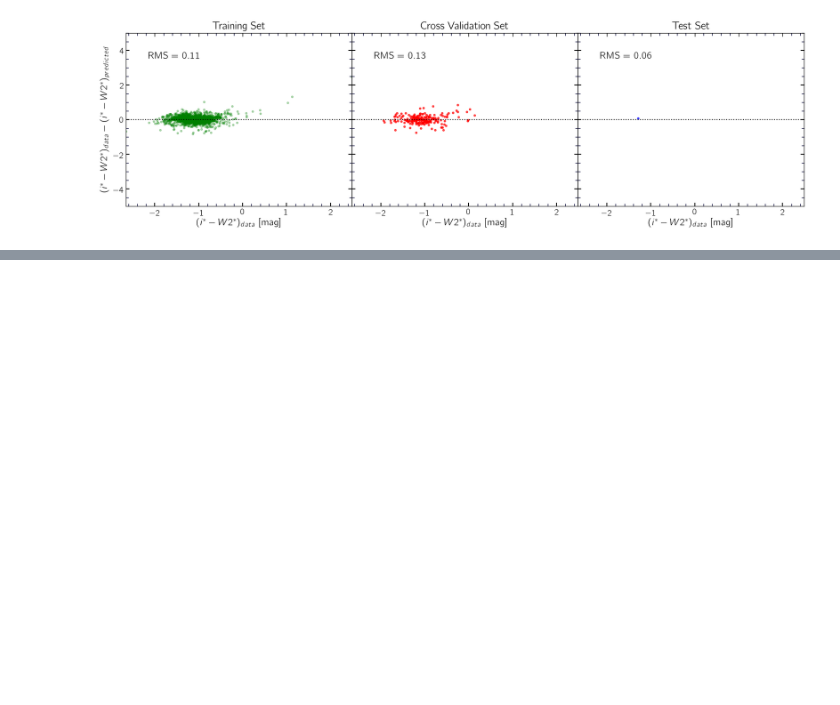
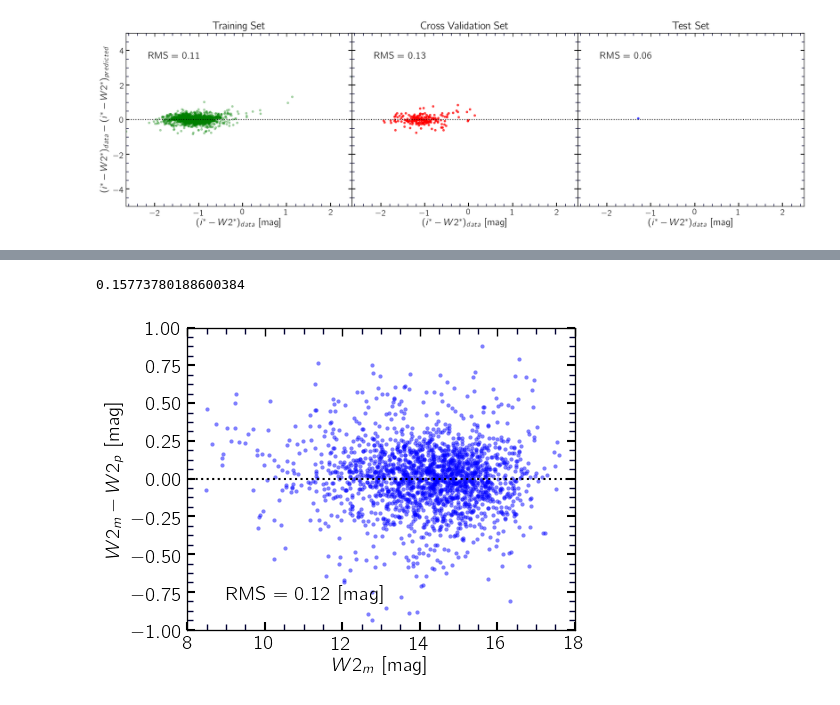
Before and after one commit to ekourkchi/TFcalibrators, a Jupyter notebook: Untitled-Copy1.ipynb, the cells around one changed output, grey strips where cells are left out. Cells and saved outputs as stored; diff of their text form; code cells hidden in the pictures; blank space fills up the shorter version.

```diff
--- a/Untitled-Copy1.ipynb
+++ b/Untitled-Copy1.ipynb
@@ -428,19 +465,24 @@ w2p_lst0 = np.asarray(w2p_lst0)
 # %%
 fig = py.figure(figsize=(5, 4), dpi=100)
 ax = fig.add_subplot(111)
-ax.plot(W2_lst0, W2_lst0-w2p_lst0, 'r.')
-ax.plot(W2_lst, W2_lst-w2p_lst, 'b.')
+# ax.plot(W2_lst0, W2_lst0-w2p_lst0, 'r.', alpha=0.2)
+ax.plot(W2_lst, W2_lst-w2p_lst, 'bo', alpha=0.5, fillstyle='full', markersize=3, markeredgewidth=0)
 
 
 ax.set_xlabel(r'$W2_m$'+' [mag]', fontsize=14)
 ax.set_ylabel(r'$W2_m-W2_p$'+' [mag]', fontsize=14)
 ax.plot([7.5,18.5],[0,0], 'k:')
 set_axes([ax], [8,18], [-1,1])
 
+rms0 = np.sqrt(np.median((W2_lst0-w2p_lst0)**2))
+rms  = np.sqrt(np.median((W2_lst-w2p_lst)**2))
+
 W2_lst_ = np.concatenate((W2_lst0,W2_lst))
 w2p_lst_ = np.concatenate((w2p_lst0,w2p_lst))
 
-ax.text(9,-0.8, 'RMS = '+'%.2f'%np.sqrt(np.median((W2_lst-w2p_lst)**2))+' [mag]', fontsize=14, color='k')
+ax.text(9,-0.8, 'RMS = '+'%.2f'%rms+' [mag]', fontsize=14, color='k')
 
-print np.sqrt(np.median((W2_lst0-w2p_lst0)**2))
-print np.sqrt(np.median((W2_lst-w2p_lst)**2))
+print rms0
+# %% [output]
+0.15773780188600384
+[figure, added]
```
Also changed, not shown: parts of 5 cells of this notebook, 5 other files.
